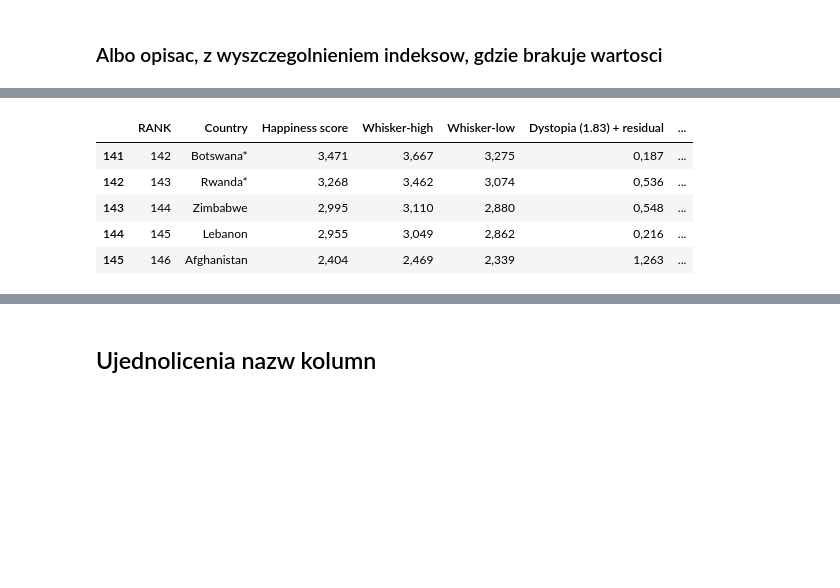
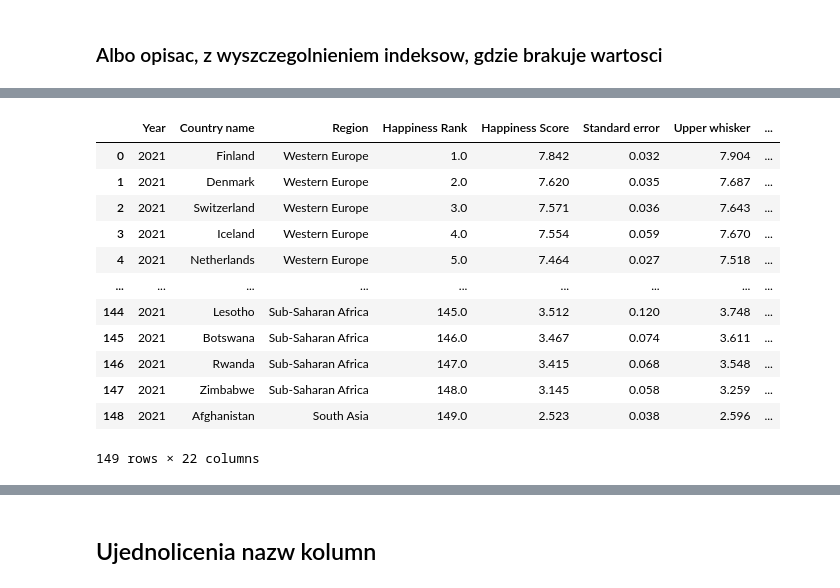
Before and after one commit to Kinga94/SAD_zadanie, a Jupyter notebook: SAD_world_happines_report.ipynb, the cells around one changed output, grey strips where cells are left out. Cells and saved outputs as stored; diff of their text form; code cells hidden in the pictures; blank space fills up the shorter version.

```diff
--- a/SAD_world_happines_report.ipynb
+++ b/SAD_world_happines_report.ipynb
@@ -43,9 +46,6 @@ W celu przeprowadzenia analizy szczęścia na świecie w latach 2015 - 2022 wczy
 # %%
-df_2015 = pd.read_csv(path + "/2015.csv")
-df_2016 = pd.read_csv(path + "/2016.csv")
-df_2017 = pd.read_csv(path + "/2017.csv")
-df_2018 = pd.read_csv(path + "/2018.csv")
-df_2019 = pd.read_csv(path + "/2019.csv")
-df_2020 = pd.read_csv(path + "/2020.csv")
-df_2021 = pd.read_csv(path + "/2021.csv")
-df_2022 = pd.read_csv(path + "/2022.csv")
+years = range(2015, 2023)
+dfs = {}
+
+for year in years:
+    dfs[year] = pd.read_csv(f"{path}/{year}.csv")
@@ -262,13 +198,20 @@ df_2021.tail()
 # %%
-# prompt: ich möchte die zeile 146 in df_2022 entfernen
+# Usuwanie linijki z indeksu 146
 
-df_2022 = df_2022.drop(146)
+dfs[2022].drop(index=146, inplace=True)
 # %%
-df_2022.tail()
+dfs[2021]
 # %% [output]
-|  | RANK | Country | Happiness score | Whisker-high | Whisker-low | Dystopia (1.83) + residual | ... |
-| 141 | 142 | Botswana* | 3,471 | 3,667 | 3,275 | 0,187 | ... |
-| 142 | 143 | Rwanda* | 3,268 | 3,462 | 3,074 | 0,536 | ... |
-| 143 | 144 | Zimbabwe | 2,995 | 3,110 | 2,880 | 0,548 | ... |
-| 144 | 145 | Lebanon | 2,955 | 3,049 | 2,862 | 0,216 | ... |
-| 145 | 146 | Afghanistan | 2,404 | 2,469 | 2,339 | 1,263 | ... |
+|  | Year | Country name | Region | Happiness Rank | Happiness Score | Standard error | Upper whisker | ... |
+| 0 | 2021 | Finland | Western Europe | 1.0 | 7.842 | 0.032 | 7.904 | ... |
+| 1 | 2021 | Denmark | Western Europe | 2.0 | 7.620 | 0.035 | 7.687 | ... |
+| 2 | 2021 | Switzerland | Western Europe | 3.0 | 7.571 | 0.036 | 7.643 | ... |
+| 3 | 2021 | Iceland | Western Europe | 4.0 | 7.554 | 0.059 | 7.670 | ... |
+| 4 | 2021 | Netherlands | Western Europe | 5.0 | 7.464 | 0.027 | 7.518 | ... |
+| ... | ... | ... | ... | ... | ... | ... | ... | ... |
+| 144 | 2021 | Lesotho | Sub-Saharan Africa | 145.0 | 3.512 | 0.120 | 3.748 | ... |
+| 145 | 2021 | Botswana | Sub-Saharan Africa | 146.0 | 3.467 | 0.074 | 3.611 | ... |
+| 146 | 2021 | Rwanda | Sub-Saharan Africa | 147.0 | 3.415 | 0.068 | 3.548 | ... |
+| 147 | 2021 | Zimbabwe | Sub-Saharan Africa | 148.0 | 3.145 | 0.058 | 3.259 | ... |
+| 148 | 2021 | Afghanistan | South Asia | 149.0 | 2.523 | 0.038 | 2.596 | ... |
+149 rows × 22 columns
```
Also changed, not shown: parts of 34 cells of this notebook.
